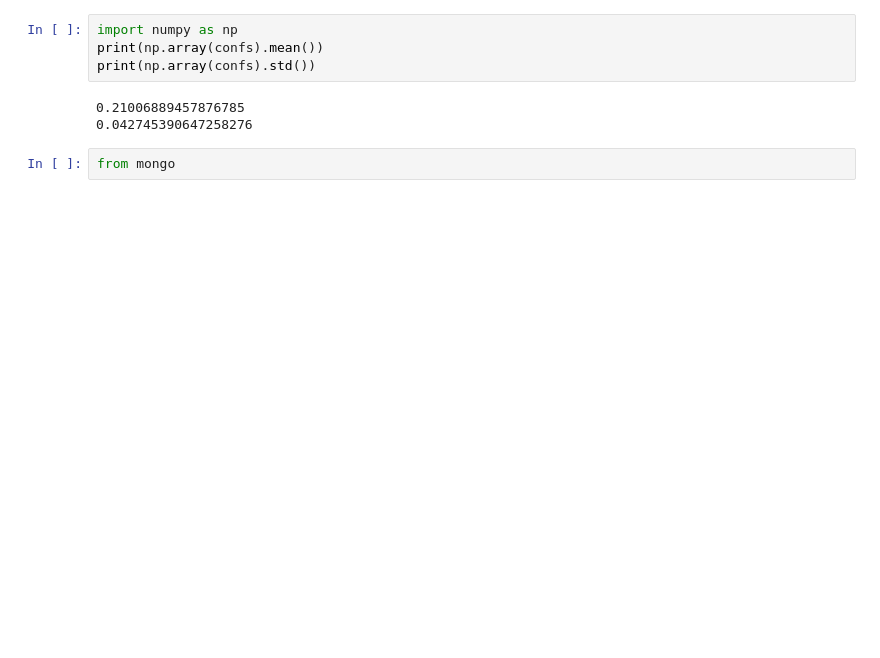
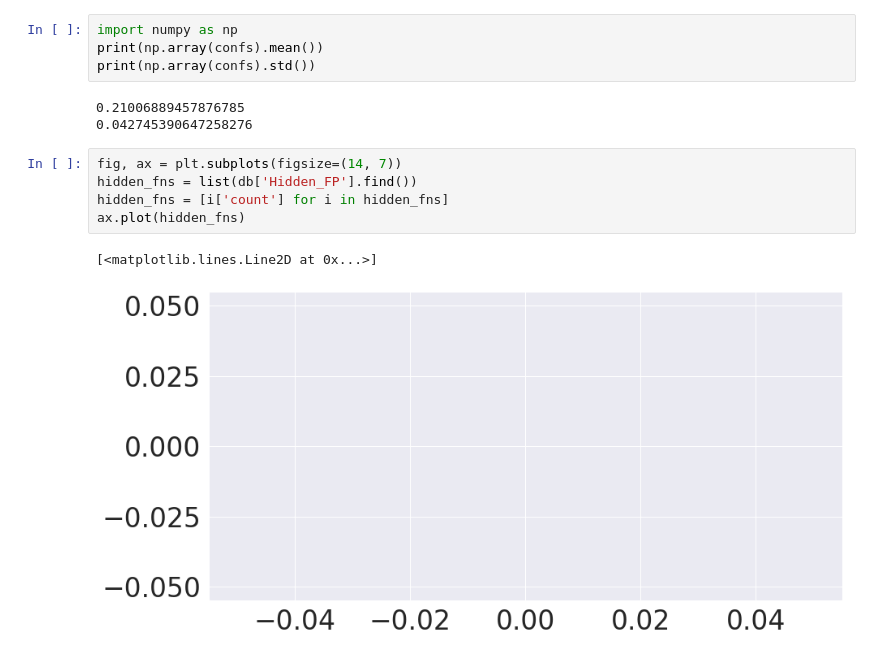
Before and after one commit to KuntaiDu/OneAdapt, a Jupyter notebook: visualize_conf.ipynb, the cells around one changed output. Saved outputs shown, nothing was run; the diff lists cells and outputs as text; blank space fills up the shorter version.

```diff
--- a/visualize_conf.ipynb
+++ b/visualize_conf.ipynb
@@ -27,5 +27,11 @@ print(np.array(confs).std())
 # %% [output]
 0.21006889457876785
 0.042745390647258276
-# %%
-from mongo
+# %%
+fig, ax = plt.subplots(figsize=(14, 7))
+hidden_fns = list(db['Hidden_FP'].find())
+hidden_fns = [i['count'] for i in hidden_fns]
+ax.plot(hidden_fns)
+# %% [output]
+[<matplotlib.lines.Line2D at 0x...>]
+[figure, added]
```
Also changed, not shown: parts of 1 cell of this notebook, 10 other files.
